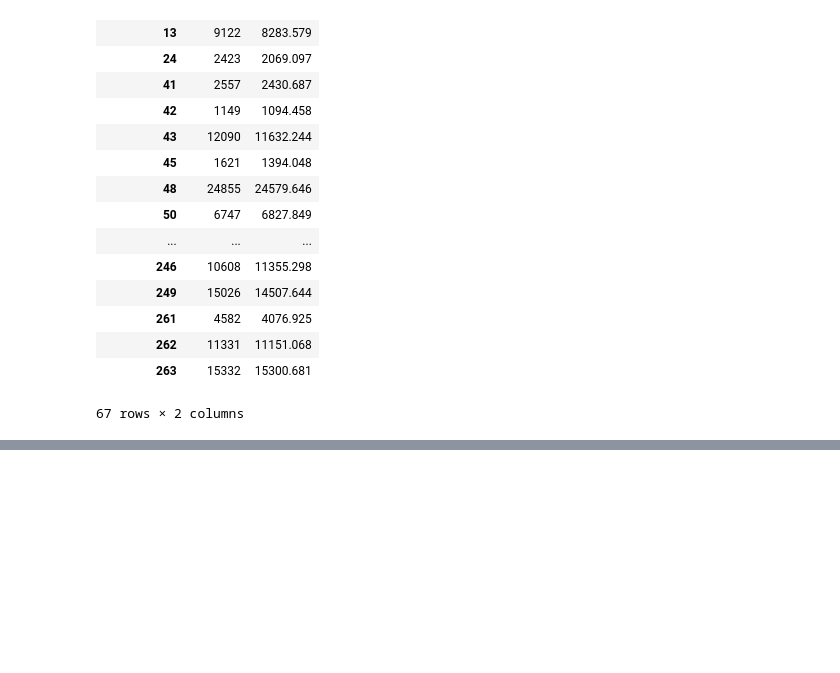
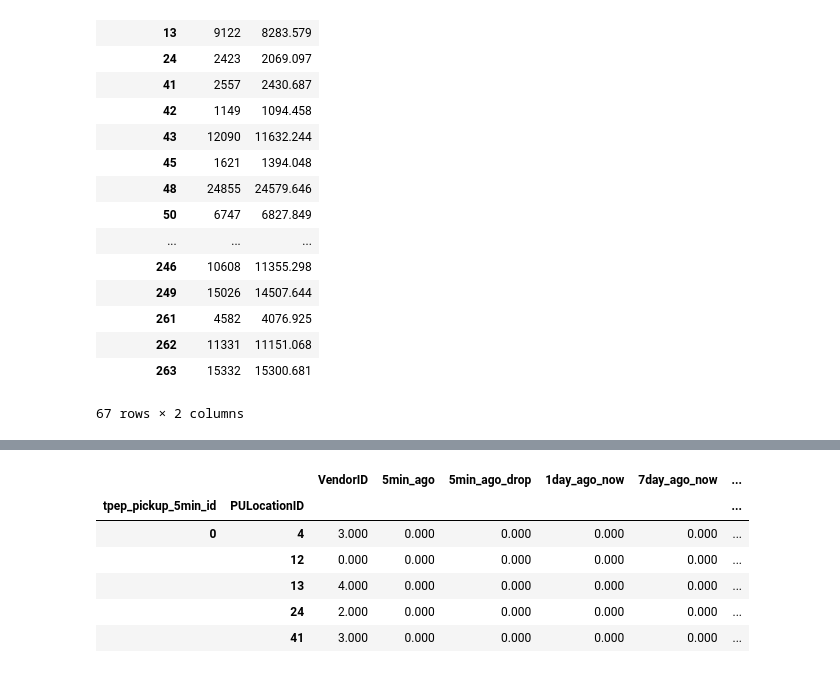
Before and after one commit to hlmiao/nyc_taxi_requests_prediction, a Jupyter notebook: nyc_taxi_requests_prediction.ipynb, the cells around one changed output, grey strips where cells are left out. Cells and saved outputs as stored; diff of their text form; code cells hidden in the pictures; blank space fills up the shorter version.

```diff
--- a/nyc_taxi_requests_prediction.ipynb
+++ b/nyc_taxi_requests_prediction.ipynb
@@ -743,0 +836,10 @@ valid_pred_group
+# %%
+train_X_all.head()
+# %% [output]
+|  |  | VendorID | 5min_ago | 5min_ago_drop | 1day_ago_now | 7day_ago_now | ... |
+| tpep_pickup_5min_id | PULocationID |  |  |  |  |  | ... |
+| 0 | 4 | 3.000 | 0.000 | 0.000 | 0.000 | 0.000 | ... |
+|  | 12 | 0.000 | 0.000 | 0.000 | 0.000 | 0.000 | ... |
+|  | 13 | 4.000 | 0.000 | 0.000 | 0.000 | 0.000 | ... |
+|  | 24 | 2.000 | 0.000 | 0.000 | 0.000 | 0.000 | ... |
+|  | 41 | 3.000 | 0.000 | 0.000 | 0.000 | 0.000 | ... |
```
Also changed, not shown: parts of 13 cells of this notebook.
